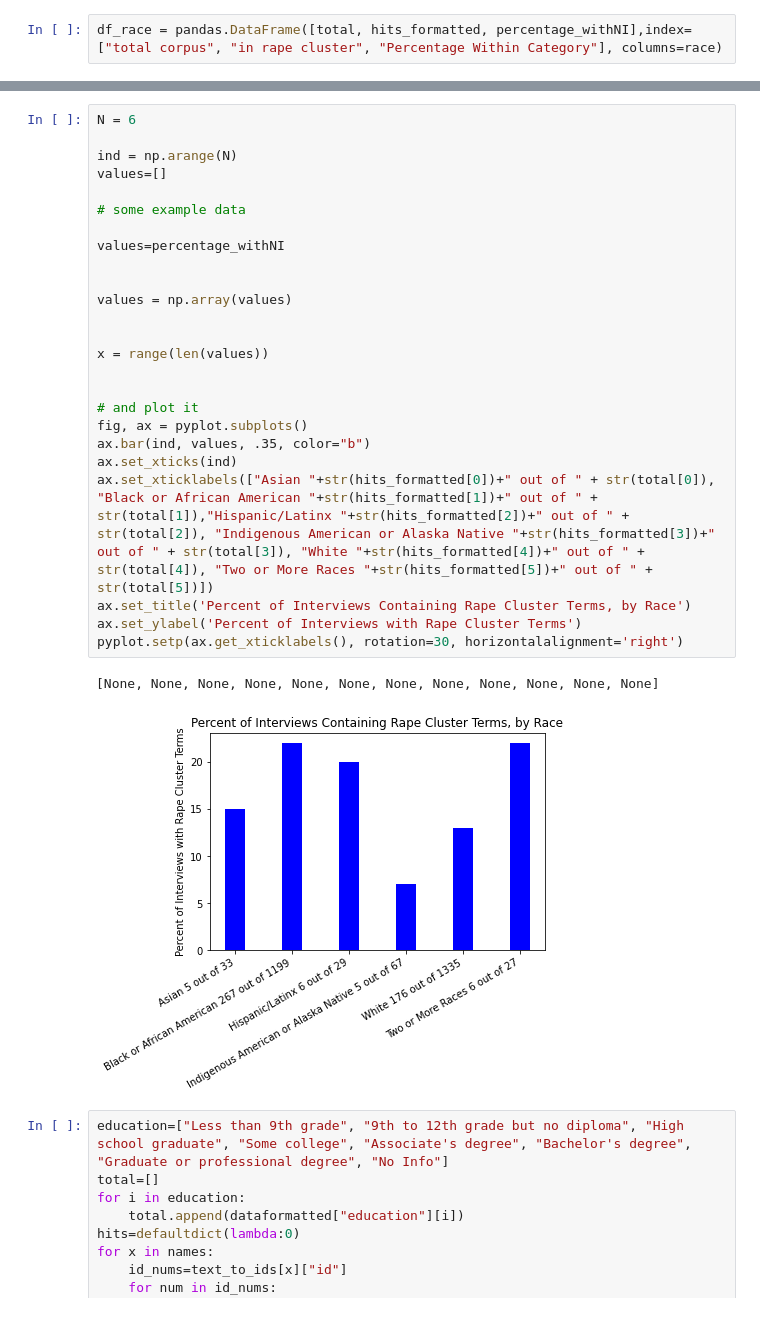
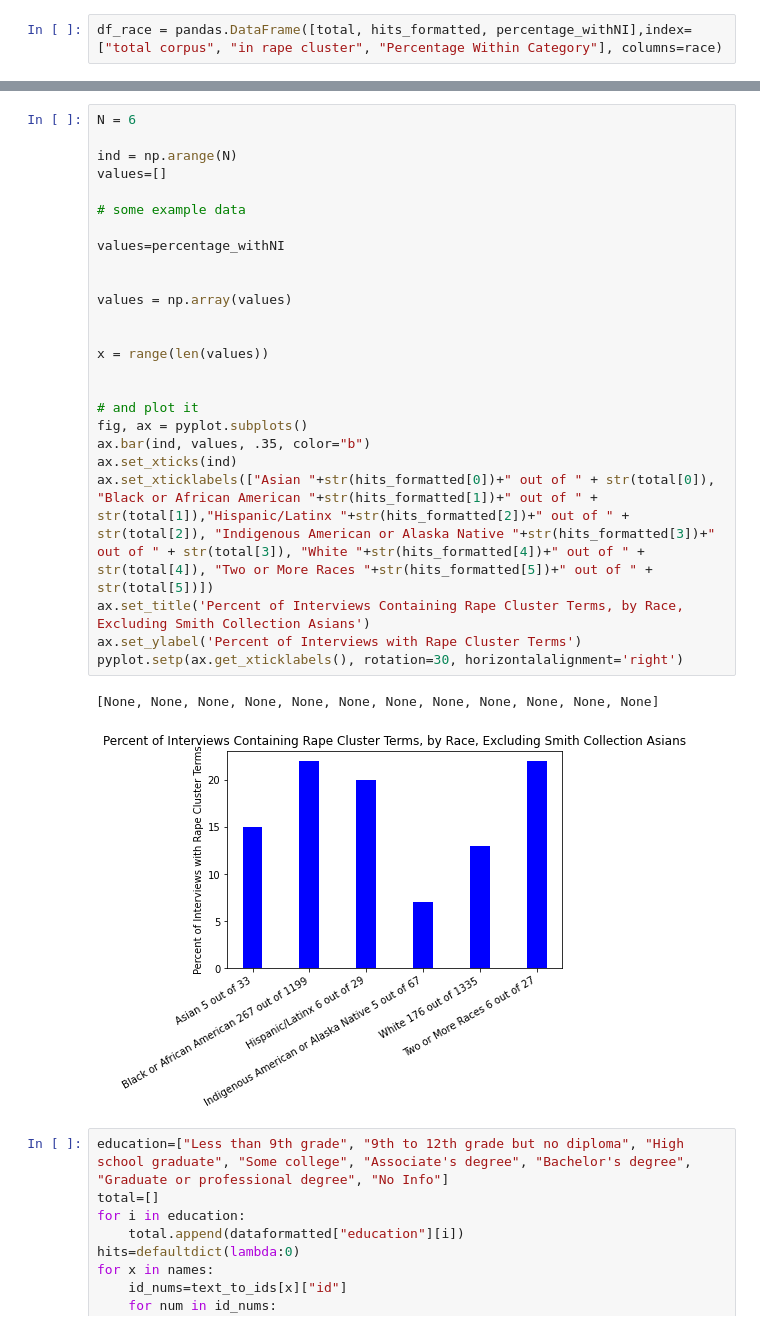
Before and after one commit to ohtap/ohtap, a Jupyter notebook: Research Question 1/RQ1 code.ipynb, the cells around one changed output, grey strips where cells are left out. Cells and saved outputs as stored; diff of their text form.

Commit message:
race tweaks

```diff
--- a/Research Question 1/RQ1 code.ipynb
+++ b/Research Question 1/RQ1 code.ipynb
@@ -392,31 +392,31 @@ display(df_race)
 # %%
 N = 6
 
 ind = np.arange(N)
 values=[]
 
 # some example data
 
 values=percentage_withNI
 
 
 values = np.array(values)
 
 
 x = range(len(values))
 
 
 # and plot it
 fig, ax = pyplot.subplots()
 ax.bar(ind, values, .35, color="b")
 ax.set_xticks(ind)
 ax.set_xticklabels(["Asian "+str(hits_formatted[0])+" out of " + str(total[0]), "Black or African American "+str(hits_formatted[1])+" out of " + str(total[1]),"Hispanic/Latinx "+str(hits_formatted[2])+" out of " + str(total[2]), "Indigenous American or Alaska Native "+str(hits_formatted[3])+" out of " + str(total[3]), "White "+str(hits_formatted[4])+" out of " + str(total[4]), "Two or More Races "+str(hits_formatted[5])+" out of " + str(total[5])])
-ax.set_title('Percent of Interviews Containing Rape Cluster Terms, by Race')
+ax.set_title('Percent of Interviews Containing Rape Cluster Terms, by Race, Excluding Smith Collection Asians')
 ax.set_ylabel('Percent of Interviews with Rape Cluster Terms')
 pyplot.setp(ax.get_xticklabels(), rotation=30, horizontalalignment='right')
 # %% [output]
 [None, None, None, None, None, None, None, None, None, None, None, None]
-[figure, old version]
+[figure, new version]
 # %%
 education=["Less than 9th grade", "9th to 12th grade but no diploma", "High school graduate", "Some college", "Associate's degree", "Bachelor's degree", "Graduate or professional degree", "No Info"]
 total=[]
```
